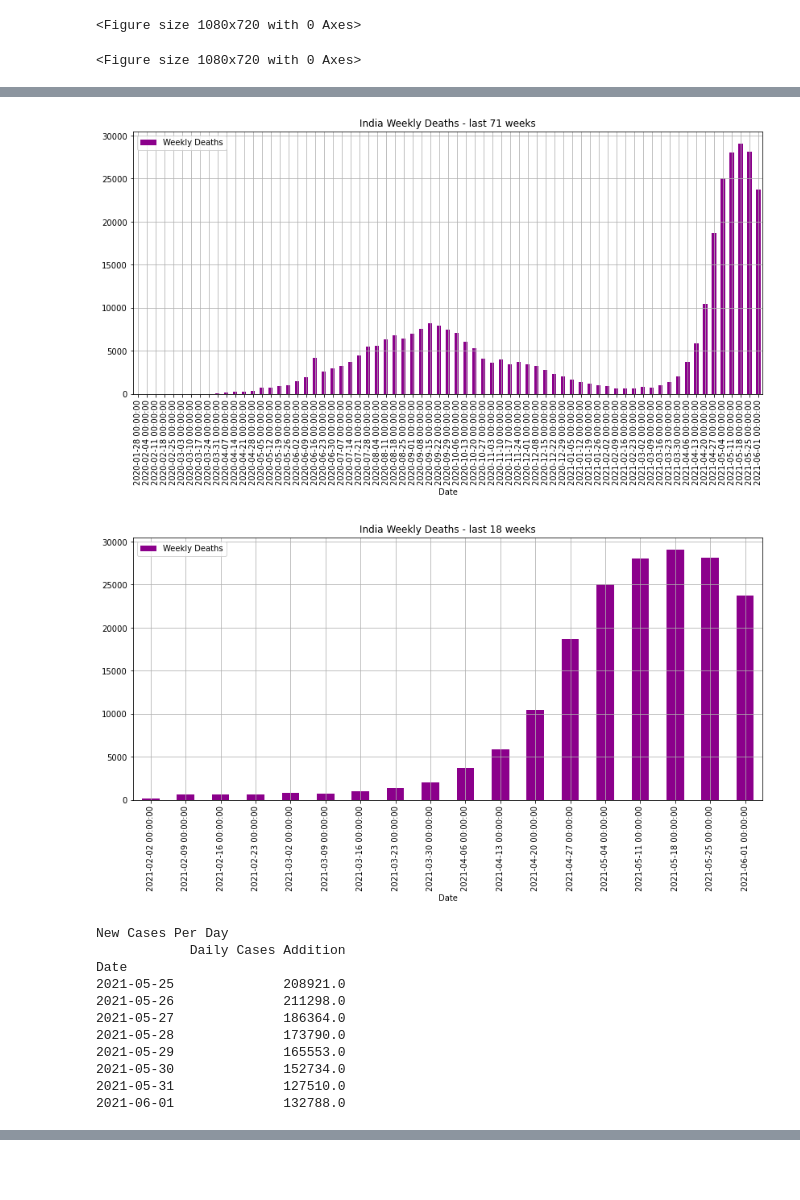
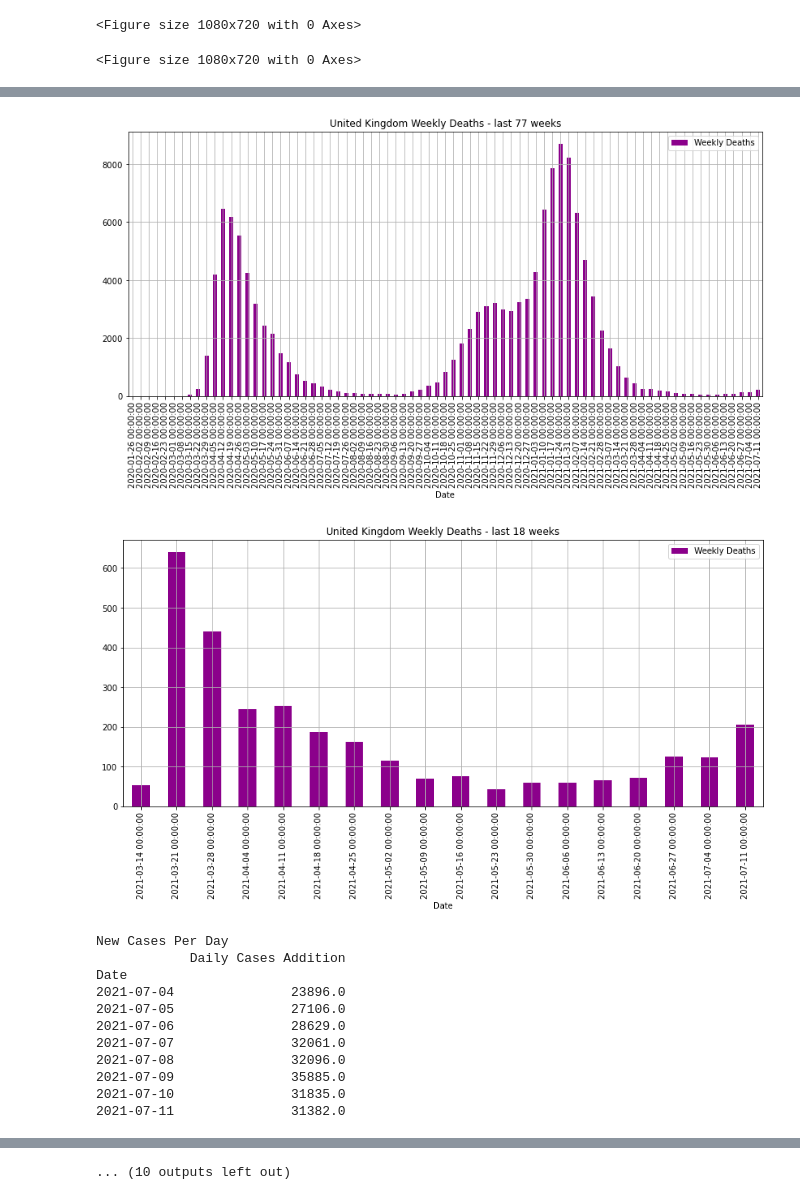
Before and after one commit to olegsheynin/data_analysis, a Jupyter notebook: covid-19/Italy COVID-19.ipynb, the cells around one changed output, grey strips where cells are left out. Drawn from its saved outputs; the diff is of its cells as text; code cells hidden in the pictures; blank space fills up the shorter version.

```diff
--- a/covid-19/Italy COVID-19.ipynb
+++ b/covid-19/Italy COVID-19.ipynb
@@ -3,15 +3,16 @@ import covid_19_shared
 
 # covid_19_shared.Country_COVID19_Stats("Italy").show()
 # covid_19_shared.Country_COVID19_Stats("Ireland").show()
-# covid_19_shared.Country_COVID19_Stats("United Kingdom").show()
+covid_19_shared.Country_COVID19_Stats("United Kingdom").show()
 # covid_19_shared.Country_COVID19_Stats("Germany").show()
-# covid_19_shared.Country_COVID19_Stats("Russia").show()
+covid_19_shared.Country_COVID19_Stats("Russia").show()
 # covid_19_shared.Country_COVID19_Stats("Israel").show()
 #covid_19_shared.Country_COVID19_Stats("Brazil").show()
 # covid_19_shared.Country_COVID19_Stats("Iran").show()
 # covid_19_shared.Country_COVID19_Stats("Sweden").show()
 # covid_19_shared.Country_COVID19_Stats("Chile").show()
-covid_19_shared.Country_COVID19_Stats("India").show()
+# covid_19_shared.Country_COVID19_Stats("India").show()
+# covid_19_shared.Country_COVID19_Stats("Peru").show()
 # %% [output]
 Deaths Per Day
             Daily Deaths Addition
@@ -31,13 +32,13 @@ Date
-[figure, old version]
+[figure, new version]
-[figure, old version]
+[figure, new version]
 New Cases Per Day
             Daily Cases Addition
 Date
-2021-05-25              208921.0
-2021-05-26              211298.0
-2021-05-27              186364.0
-2021-05-28              173790.0
-2021-05-29              165553.0
-2021-05-30              152734.0
-2021-05-31              127510.0
-2021-06-01              132788.0
+2021-07-04               23896.0
+2021-07-05               27106.0
+2021-07-06               28629.0
+2021-07-07               32061.0
+2021-07-08               32096.0
+2021-07-09               35885.0
+2021-07-10               31835.0
+2021-07-11               31382.0
@@ -46,0 +59 @@ Date
+... (10 outputs left out)
```
Also changed, not shown: parts of 1 cell of this notebook, 6 other files.
